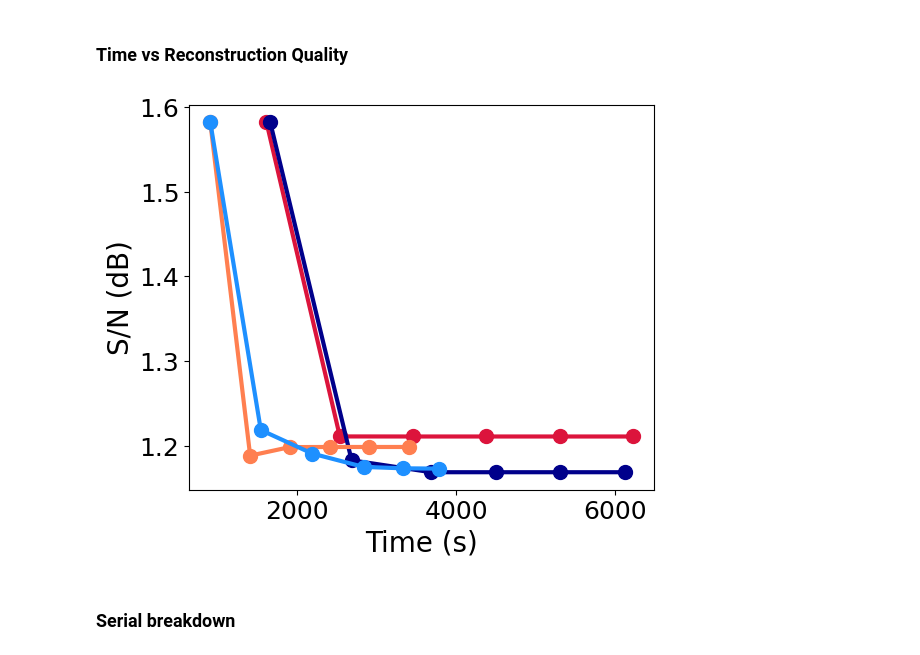
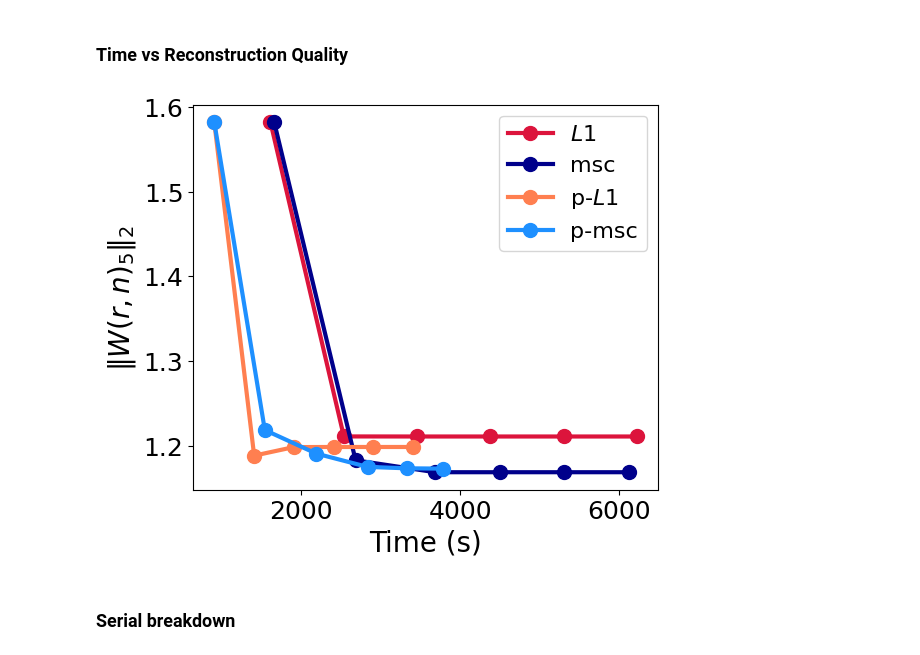
Before and after one commit to simon-prunet/radio-imaging, a Jupyter notebook: notebooks_and_pyscripts/ri_split_results.ipynb, the cells around one changed output. Drawn from its saved outputs; the diff is of its cells as text; code cells hidden in the pictures.

```diff
--- a/notebooks_and_pyscripts/ri_split_results.ipynb
+++ b/notebooks_and_pyscripts/ri_split_results.ipynb
@@ -1957,41 +1957,41 @@ for i in range(0, num_mc):
     vh_mscp_pnorms.append(numpy.linalg.norm(vh_pvals))
     combined_mscp_pnorms.append(numpy.linalg.norm(combined_pvals))
     combined_mscp_weighted_pnorms.append(numpy.linalg.norm(combined_weighted_pvals))
 
     mscp_times.append(time_acc)
 
-plt.plot(serial_times, serial_pnorms, c='crimson', label="serial $\ell^1$ recon", lw=3, marker='o', markersize=10)
-plt.plot(msc_times, msc_pnorms, c='darkblue', label="serial ms-clean recon", lw=3, marker='o', markersize=10)
+plt.plot(serial_times, serial_pnorms, c='crimson', label="$L1$", lw=3, marker='o', markersize=10)
+plt.plot(msc_times, msc_pnorms, c='darkblue', label="msc", lw=3, marker='o', markersize=10)
 #plt.plot(parallel_times, vl_psnrs, c='teal', label="${V}_\mathcal{L}$ recon", lw=2, marker='o')
 #plt.plot(parallel_times, vh_psnrs, c='purple', label="${V}_\mathcal{H}$ recon", lw=2, marker='o')
-plt.plot(parallel_times, combined_pnorms, c='coral', label="parallel $\ell^1$ recon", lw=3, marker='o', markersize=10)
+plt.plot(parallel_times, combined_pnorms, c='coral', label="p-$L1$", lw=3, marker='o', markersize=10)
 #plt.plot(parallel_times, combined_weighted_psnrs, c='darkorange', label="combined weighted parallel recon", lw=2, marker='o')
 
 #plt.plot(parallel_times, vlmsc_psnrs, c='powderblue', label="msclean ${V}_\mathcal{L}$ recon", lw=2, marker='o')
 #plt.plot(parallel_times, vhmsc_psnrs, c='plum', label="msclean ${V}_\mathcal{H}$ recon", lw=2, marker='o')
-plt.plot(mscp_times, combined_mscp_pnorms, c='dodgerblue', label="parallel ms-clean recon", lw=3, marker='o', markersize=10)
+plt.plot(mscp_times, combined_mscp_pnorms, c='dodgerblue', label="p-msc", lw=3, marker='o', markersize=10)
 #plt.plot(parallel_times, combinedmsc_weighted_psnrs, c='moccasin', label="msclean combined weighted parallel recon", lw=2, marker='o')
 
 plt.xlabel("Time (s)", fontsize=20)
-plt.ylabel("S/N (dB)", fontsize=20)
+plt.ylabel("$\|W(r, n)_5\|_2$", fontsize=20)
 #plt.yscale('log')
-#plt.legend(loc="lower right", fontsize=16)
+plt.legend(loc="upper right", fontsize=16)
 plt.locator_params(nbins=5)
 plt.xticks(fontsize=18)
 plt.yticks(fontsize=18)
 
-plt.savefig("../interleaved_parallelization_prototype/figures/hltau_timeacc.pdf", pad_inches=0.0, bbox_inches='tight')
+plt.savefig("../interleaved_parallelization_prototype/figures/hltau_timeacc.png", pad_inches=0.0, bbox_inches='tight')
 
 hltau_l1_t = serial_times
 hltau_l1p_t = parallel_times
 hltau_msc_t = msc_times
 hltau_mscp_t = mscp_times
 hltau_l1_a = serial_pnorms
 hltau_l1p_a = combined_pnorms
 hltau_msc_a = msc_pnorms
 hltau_mscp_a = combined_mscp_pnorms
 # %% [output]
-[figure, old version]
+[figure, new version]
 # %% [markdown]
 ### Serial breakdown
 # %%
```
Also changed, not shown: parts of 7 cells of this notebook, 8 other files.
